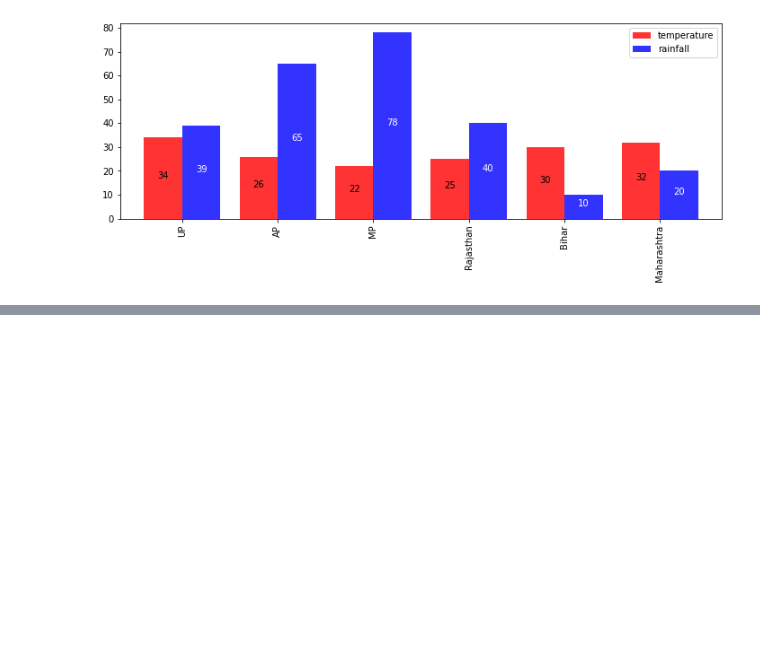
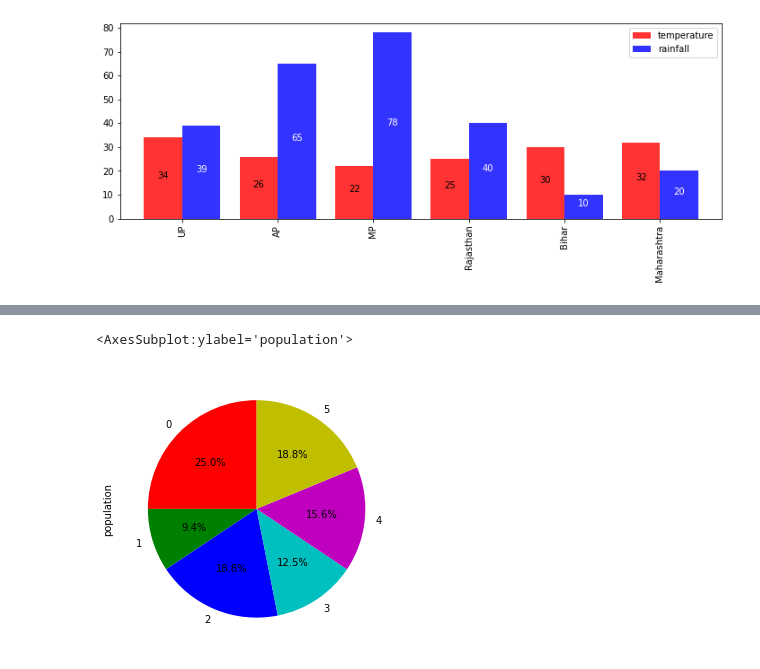
Before and after one commit to akash-yadav-git/Data-Science-Course, a Jupyter notebook: visualization.ipynb, the cells around one changed output, grey strips where cells are left out. Cells and saved outputs as stored; diff of their text form; code cells hidden in the pictures; blank space fills up the shorter version.

```diff
--- a/visualization.ipynb
+++ b/visualization.ipynb
@@ -128,0 +144,7 @@ plt.show()
+# %%
+data.population.plot(kind='pie' ,figsize=(5,5),
+                    autopct='%.1f%%', colors=['r', 'g','b','c','m','y'],
+                    startangle=90)
+# %% [output]
+<AxesSubplot:ylabel='population'>
+[figure, added]
```
Also changed, not shown: parts of 16 cells of this notebook, 1 other file.
